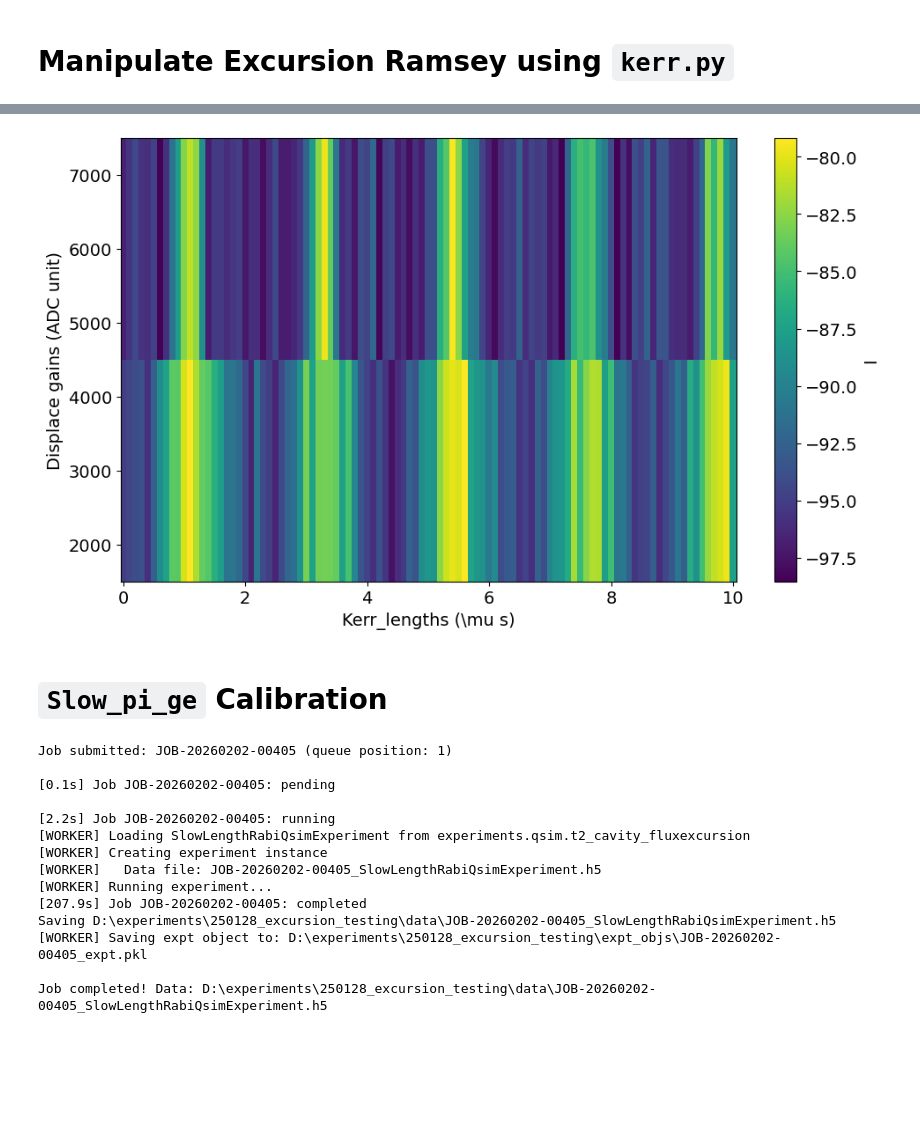
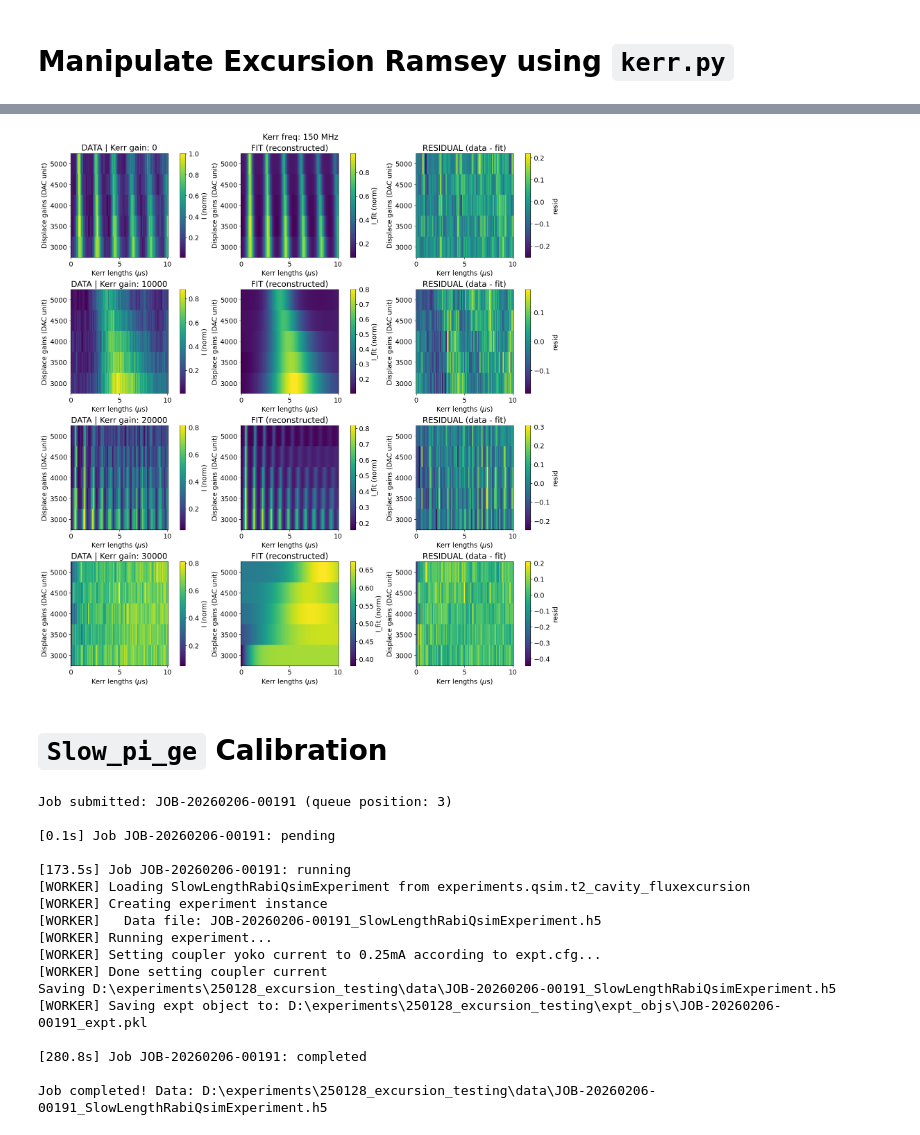
Before and after one commit to SchusterLab/multimode_expts, a Jupyter notebook: measurement_notebooks/jonginn/multiphoton_calibration_v2_jonginn.ipynb, the cells around one changed output, grey strips where cells are left out. Drawn from its saved outputs; the diff is of its cells as text; code cells hidden in the pictures; blank space fills up the shorter version.

```diff
--- a/measurement_notebooks/jonginn/multiphoton_calibration_v2_jonginn.ipynb
+++ b/measurement_notebooks/jonginn/multiphoton_calibration_v2_jonginn.ipynb
@@ -4975,8 +5265,0 @@ len(cavity_list)
-# %%
-fig, ax = plt.subplots()
-ax.plot(cavity_ramsey.cfg.expt.kerr_lengths,
-         cavity_ramsey.data['avgi'][1])
-ax.scatter(cavity_ramsey.cfg.expt.kerr_lengths,
-         cavity_ramsey.data['avgi'][1])
-ax.set_xlabel("Kerr_length($\\mu s$)")
-ax.set_ylabel("I (ADC unit)")
@@ -4986,7 +5467,8 @@ Text(0, 0.5, 'I (ADC unit)')
 # %%
-plotter_tbd(cavity_ramsey)
+cavity_list = cavity_list_list[2]
+plotter_fixed_compare(cavity_list)
 # %% [output]
-[figure, old version]
+[figure, new version]
 # %% [markdown]
 # `Slow_pi_ge` Calibration
 # %%
@@ -5067,23 +5549,27 @@ length_rabi = lengthrabirunner.execute(
     step = 0.01,
     active_reset = False,
     relax_delay=2500,
-    length_to_sweeps = np.linspace(0.01, 6, 301),
+    length_to_sweeps = np.linspace(0.01, 30, 151),
+    coupler_current = 0.25e-3
 )
 # %% [output]
-Job submitted: JOB-20260202-00405 (queue position: 1)
+Job submitted: JOB-20260206-00191 (queue position: 3)
 
-[0.1s] Job JOB-20260202-00405: pending
+[0.1s] Job JOB-20260206-00191: pending
 
-[2.2s] Job JOB-20260202-00405: running
+[173.5s] Job JOB-20260206-00191: running
 [WORKER] Loading SlowLengthRabiQsimExperiment from experiments.qsim.t2_cavity_fluxexcursion
 [WORKER] Creating experiment instance
-[WORKER]   Data file: JOB-20260202-00405_SlowLengthRabiQsimExperiment.h5
+[WORKER]   Data file: JOB-20260206-00191_SlowLengthRabiQsimExperiment.h5
 [WORKER] Running experiment...
-[207.9s] Job JOB-20260202-00405: completed
-Saving D:\experiments\250128_excursion_testing\data\JOB-20260202-00405_SlowLengthRabiQsimExperiment.h5
-[WORKER] Saving expt object to: D:\experiments\250128_excursion_testing\expt_objs\JOB-20260202-00405_expt.pkl
+[WORKER] Setting coupler yoko current to 0.25mA according to expt.cfg...
+[WORKER] Done setting coupler current
+Saving D:\experiments\250128_excursion_testing\data\JOB-20260206-00191_SlowLengthRabiQsimExperiment.h5
+[WORKER] Saving expt object to: D:\experiments\250128_excursion_testing\expt_objs\JOB-20260206-00191_expt.pkl
 
-Job completed! Data: D:\experiments\250128_excursion_testing\data\JOB-20260202-00405_SlowLengthRabiQsimExperiment.h5
+[280.8s] Job JOB-20260206-00191: completed
+
+Job completed! Data: D:\experiments\250128_excursion_testing\data\JOB-20260206-00191_SlowLengthRabiQsimExperiment.h5
 # %%
 plt.plot(length_rabi.data['xpts'],
          length_rabi.data['avgi'])
```
Also changed, not shown: parts of 21 cells of this notebook, 9 other files.
